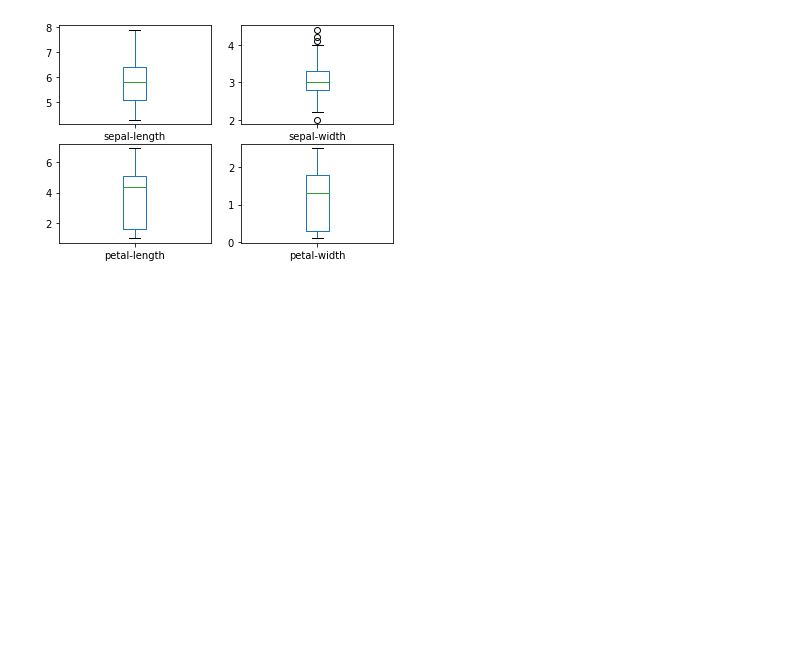
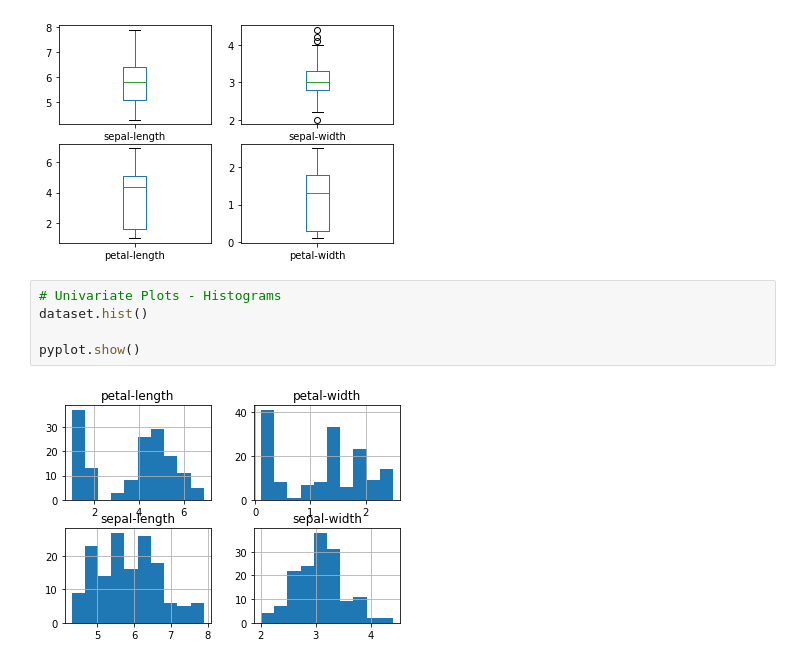
Before and after one commit to PMetcalf/IrisClassificationML, a Jupyter notebook: iris_classification_notebook.ipynb, the cells around one changed output. Drawn from its saved outputs; the diff is of its cells as text; blank space fills up the shorter version.

Commit message:
Added histogram plotting

```diff
--- a/iris_classification_notebook.ipynb
+++ b/iris_classification_notebook.ipynb
@@ -118,3 +118,10 @@ dataset.plot(kind = 'box', subplots = True, layout = (2,2), sharex = False, shar
 pyplot.show()
 # %% [output]
 [figure]
+# %%
+# Univariate Plots - Histograms
+dataset.hist()
+
+pyplot.show()
+# %% [output]
+[figure, added]
```
